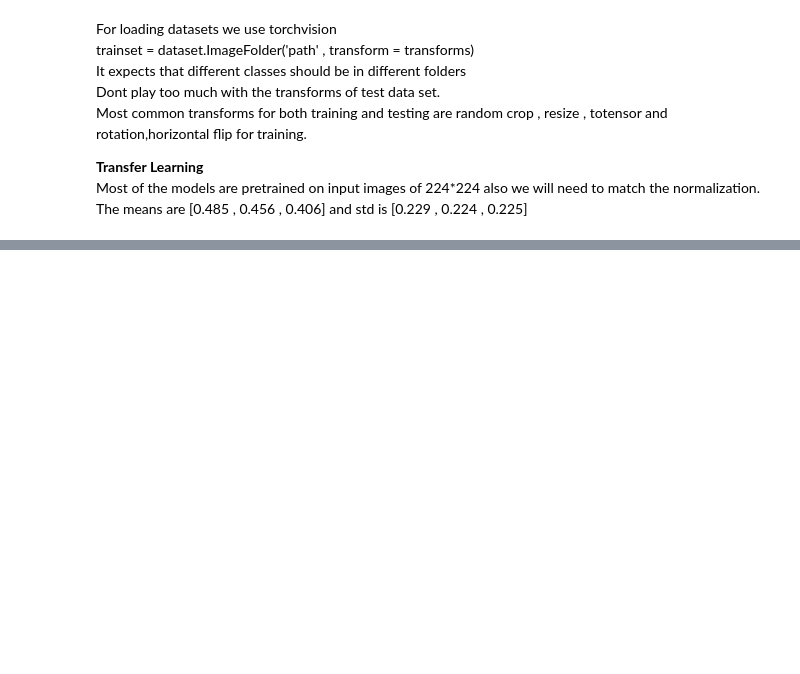
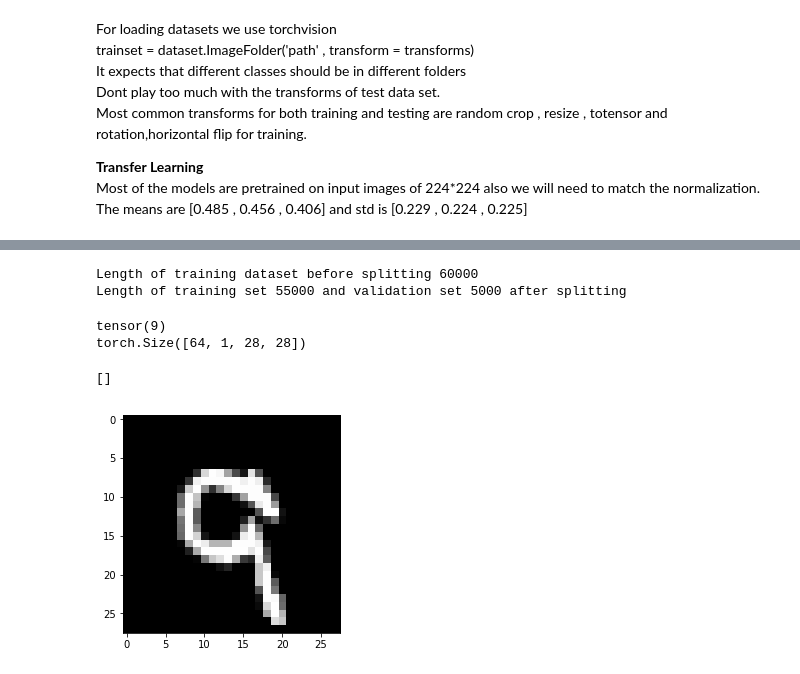
Before and after one commit to SarthakNarayan/DL-and-ML, a Jupyter notebook: googlecolab/Pytorch.ipynb, the cells around one changed output, grey strips where cells are left out. Saved outputs shown, nothing was run; the diff lists cells and outputs as text; code cells hidden in the pictures; blank space fills up the shorter version.

```diff
--- a/googlecolab/Pytorch.ipynb
+++ b/googlecolab/Pytorch.ipynb
@@ -450,0 +524,29 @@ for param in transfer_model.parameters():
+# %%
+trainset = torchvision.datasets.MNIST(root='./data', train=True,
+                                        download=True, transform=transform)
+print("Length of training dataset before splitting {}".format(len(trainset)))
+trainset , validationset = torch.utils.data.random_split(trainset , [55000,5000])
+print("Length of training set {} and validation set {} after splitting".format(len(trainset) , len(validationset)))
+# %% [output]
+Length of training dataset before splitting 60000
+Length of training set 55000 and validation set 5000 after splitting
+# %%
+
+trainloader = torch.utils.data.DataLoader(trainset, batch_size=64,
+                                          shuffle=True)
+validationloader = torch.utils.data.DataLoader(validationset, batch_size=64,
+                                          shuffle=True)
+# to see the labels have been split
+images , labels = next(iter(validationloader))
+import matplotlib.pyplot as plt
+%matplotlib inline
+print(labels[5])
+print(images.shape)
+# vary the first parameter to view the 64 images
+plt.imshow(images[5][0] , cmap = 'gray')
+plt.plot()
+# %% [output]
+tensor(9)
+torch.Size([64, 1, 28, 28])
+[]
+[figure, added]
```
Also changed, not shown: parts of 10 cells of this notebook.
